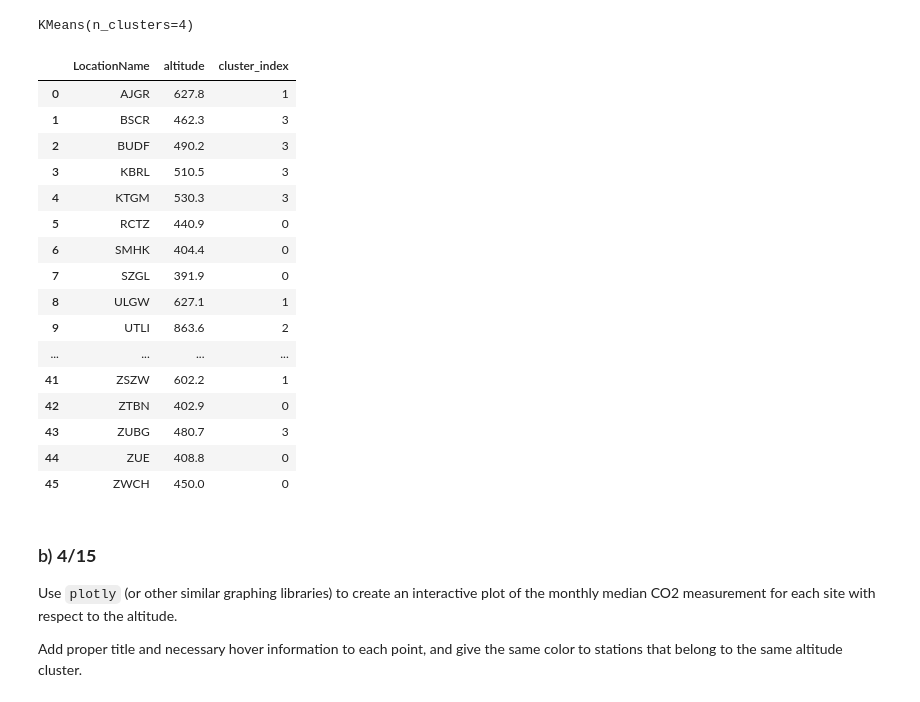
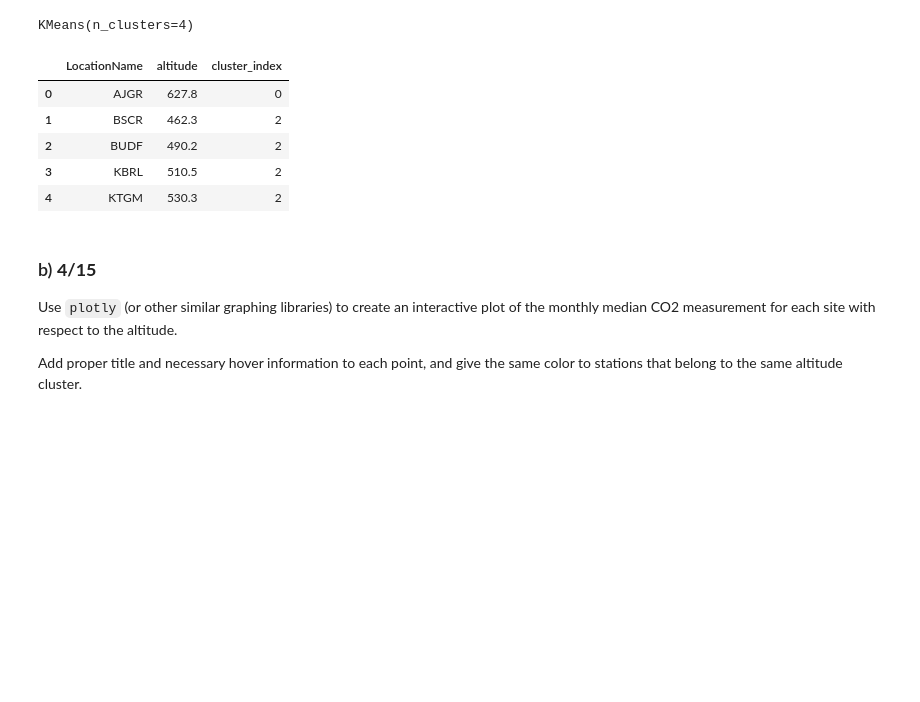
Before and after one commit to ayman-mezghani/dslab-hw1-Data_Science_with_CO2, a Jupyter notebook: notebooks/DSLab-homework1.ipynb, the cells around one changed output. Drawn from its saved outputs; the diff is of its cells as text; code cells hidden in the pictures; blank space fills up the shorter version.

```diff
--- a/notebooks/DSLab-homework1.ipynb
+++ b/notebooks/DSLab-homework1.ipynb
@@ -275,23 +287,12 @@ data['cluster_index'] = assigned_clusters
 # %%
-data
+data.head()
 # %% [output]
 |  | LocationName | altitude | cluster_index |
-| 0 | AJGR | 627.8 | 1 |
-| 1 | BSCR | 462.3 | 3 |
-| 2 | BUDF | 490.2 | 3 |
-| 3 | KBRL | 510.5 | 3 |
-| 4 | KTGM | 530.3 | 3 |
-| 5 | RCTZ | 440.9 | 0 |
-| 6 | SMHK | 404.4 | 0 |
-| 7 | SZGL | 391.9 | 0 |
-| 8 | ULGW | 627.1 | 1 |
-| 9 | UTLI | 863.6 | 2 |
-| ... | ... | ... | ... |
-| 41 | ZSZW | 602.2 | 1 |
-| 42 | ZTBN | 402.9 | 0 |
-| 43 | ZUBG | 480.7 | 3 |
-| 44 | ZUE | 408.8 | 0 |
-| 45 | ZWCH | 450.0 | 0 |
+| 0 | AJGR | 627.8 | 0 |
+| 1 | BSCR | 462.3 | 2 |
+| 2 | BUDF | 490.2 | 2 |
+| 3 | KBRL | 510.5 | 2 |
+| 4 | KTGM | 530.3 | 2 |
 # %% [markdown]
 ### b) **4/15**
 
```
Also changed, not shown: parts of 24 cells of this notebook.
